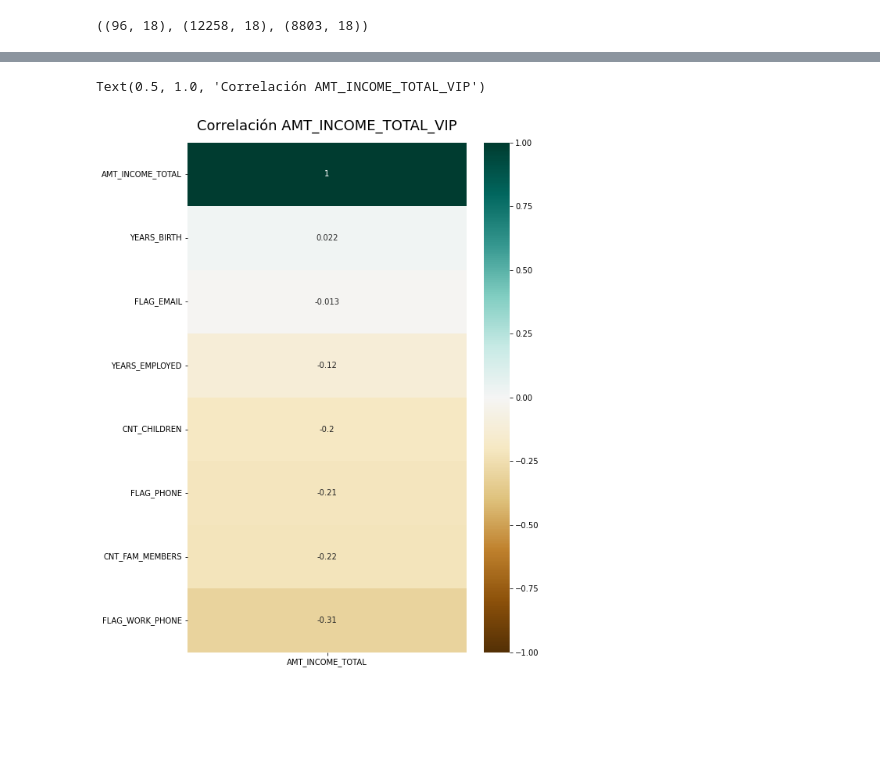
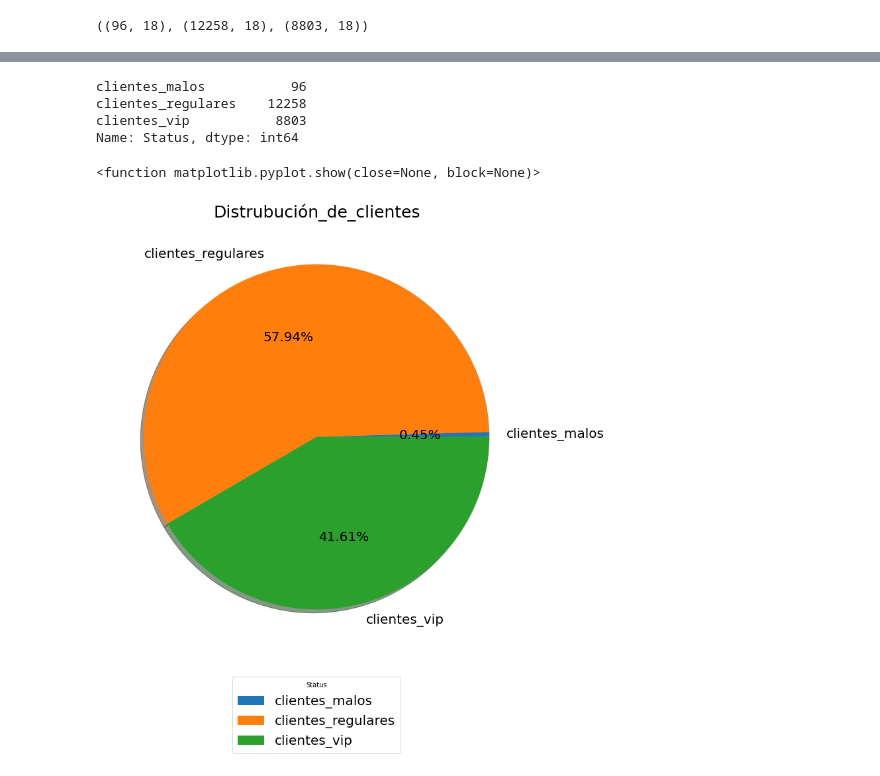
Before and after one commit to lymc33/Data_analysis_exercises, a Jupyter notebook: KPI_exercise/4_Status_graph.ipynb, the cells around one changed output, grey strips where cells are left out. Saved outputs shown, nothing was run; the diff lists cells and outputs as text; code cells hidden in the pictures; blank space fills up the shorter version.

Commit message:
Update 4_Status_graph.ipynb
updated for pie chart

```diff
--- a/KPI_exercise/4_Status_graph.ipynb
+++ b/KPI_exercise/4_Status_graph.ipynb
@@ -43,18 +26,0 @@ df_clientes_malos
-# %%
-# Se elimina ID en la correlacion para evitar valores incongruentes
-
-# dfAll_m = dfAll_m.dropna()
-
-df_clientes_malos = df_clientes_malos.drop(['ID'], axis = 1)
-df_clientes_regulares = df_clientes_regulares.drop(['ID'], axis = 1)
-df_clientes_vip = df_clientes_vip.drop(['ID'], axis = 1)
-
-# Se eliminan valores vacíos en
-
-df_clientes_malos = df_clientes_malos.dropna()
-df_clientes_regulares = df_clientes_regulares.dropna()
-df_clientes_vip = df_clientes_vip.dropna()
-
-df_clientes_malos_str = df_clientes_malos
-df_clientes_regulares_str = df_clientes_regulares
-df_clientes_vip_str = df_clientes_vip
@@ -656,14 +26,0 @@ Text(0.5, 1.0, 'Correlación AMT_INCOME_TOTAL_VIP_all')
-# %%
-# Correlación por ingresos sin strings anterior
-
-plt.figure(figsize=(8, 12))
-heatmap = sns.heatmap(s_clientes_vip_1.corr()[['AMT_INCOME_TOTAL']].sort_values(by='AMT_INCOME_TOTAL', ascending=False), vmin=-1, vmax=1, annot=True, cmap='BrBG')
-heatmap.set_title('Correlación AMT_INCOME_TOTAL_VIP', fontdict={'fontsize':18}, pad=16)
-
-# plt.savefig('Correlación_AMT_INCOME_TOTAL_VIP.png', dpi=300, bbox_inches='tight')
-# pos1= '/Users/yairmartinez/Documents/GitHub/data_analysis_exercises/KPI_exercise/Correlación_AMT_INCOME_TOTAL_VIP.png'
-# pos2= '/Users/yairmartinez/Documents/GitHub/data_analysis_exercises/DB/Graficas/Corr/Correlación_AMT_INCOME_TOTAL_VIP.png'
-# shutil.move(pos1,pos2)
-# %% [output]
-Text(0.5, 1.0, 'Correlación AMT_INCOME_TOTAL_VIP')
-[figure, removed]
@@ -678,0 +27,35 @@ Text(0.5, 1.0, 'Correlación AMT_INCOME_TOTAL_VIP')
+# %%
+data = len(df_clientes_malos), len(df_clientes_regulares), len(df_clientes_vip)
+grafica_STATUS= pd.DataFrame(data, columns= ['Status'], index= ['clientes_malos', 'clientes_regulares', 'clientes_vip' ])
+grafica_STATUS['Status']
+# %% [output]
+clientes_malos           96
+clientes_regulares    12258
+clientes_vip           8803
+Name: Status, dtype: int64
+# %%
+# Se grafica en forma de pie y se guarda en el directorio:
+#  /Data_visualization/Load/Gráficas/
+
+plt.figure(figsize=(12,12))
+plt.pie(grafica_STATUS['Status'],
+labels= grafica_STATUS.index,
+textprops={"fontsize":20},
+explode=[0,0,0],
+shadow = True ,
+autopct= '%1.2f%%'
+)
+
+plt.title('Distrubución_de_clientes',fontsize=25)
+
+plt.legend(title= 'Status', fontsize=20, loc='upper center', bbox_to_anchor=(0.5, -0.04), ncol=1)
+
+plt.savefig("Distrubución_de_clientes.png")
+pos1= '/Users/yairmartinez/Documents/GitHub/data_analysis_exercises/KPI_exercise/Distrubución_de_clientes.png'
+pos2= '/Users/yairmartinez/Documents/GitHub/data_analysis_exercises/DB/Graficas/Pie/Distrubución_de_clientes.png'
+shutil.move(pos1,pos2)
+
+plt.show
+# %% [output]
+<function matplotlib.pyplot.show(close=None, block=None)>
+[figure, added]
```
Also changed, not shown: parts of 34 cells of this notebook.
